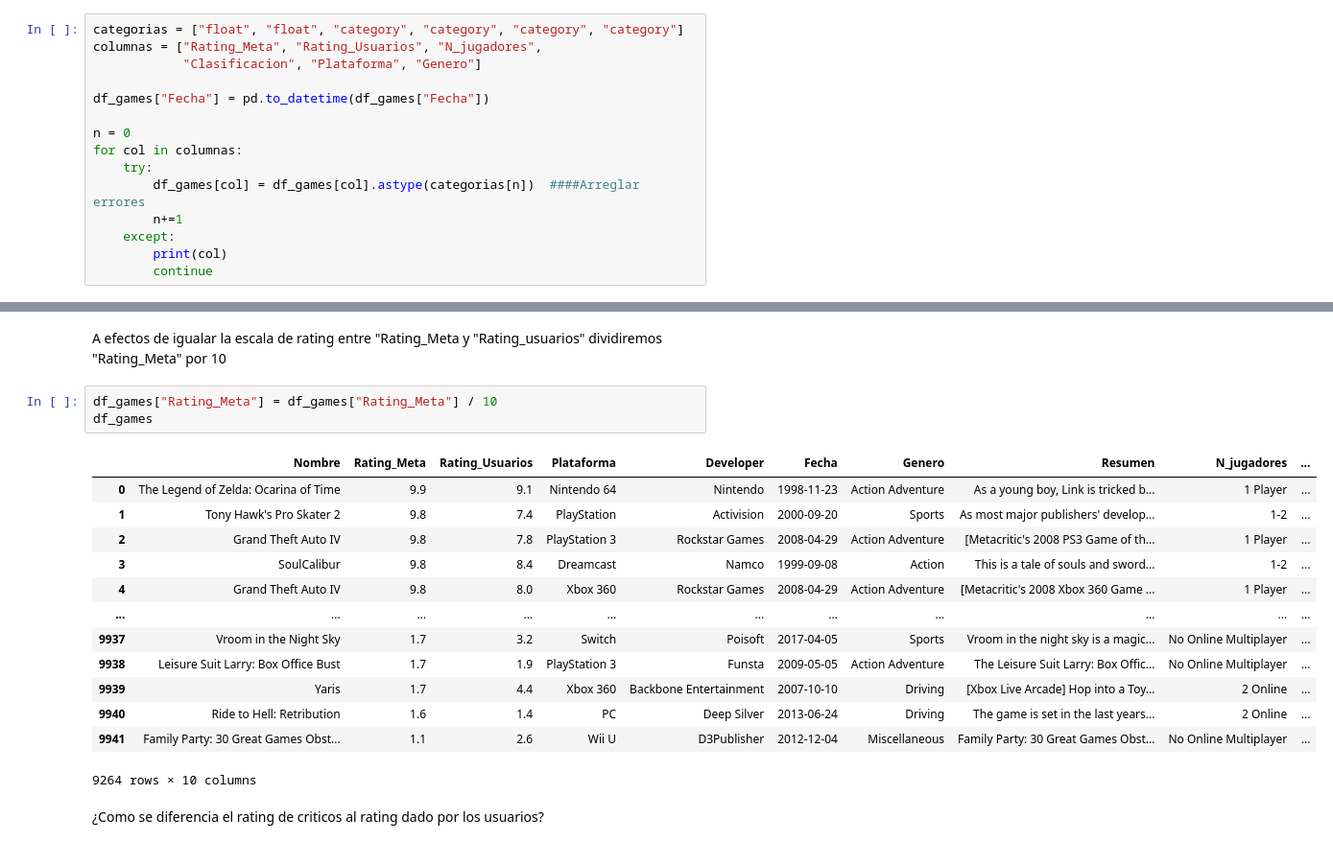
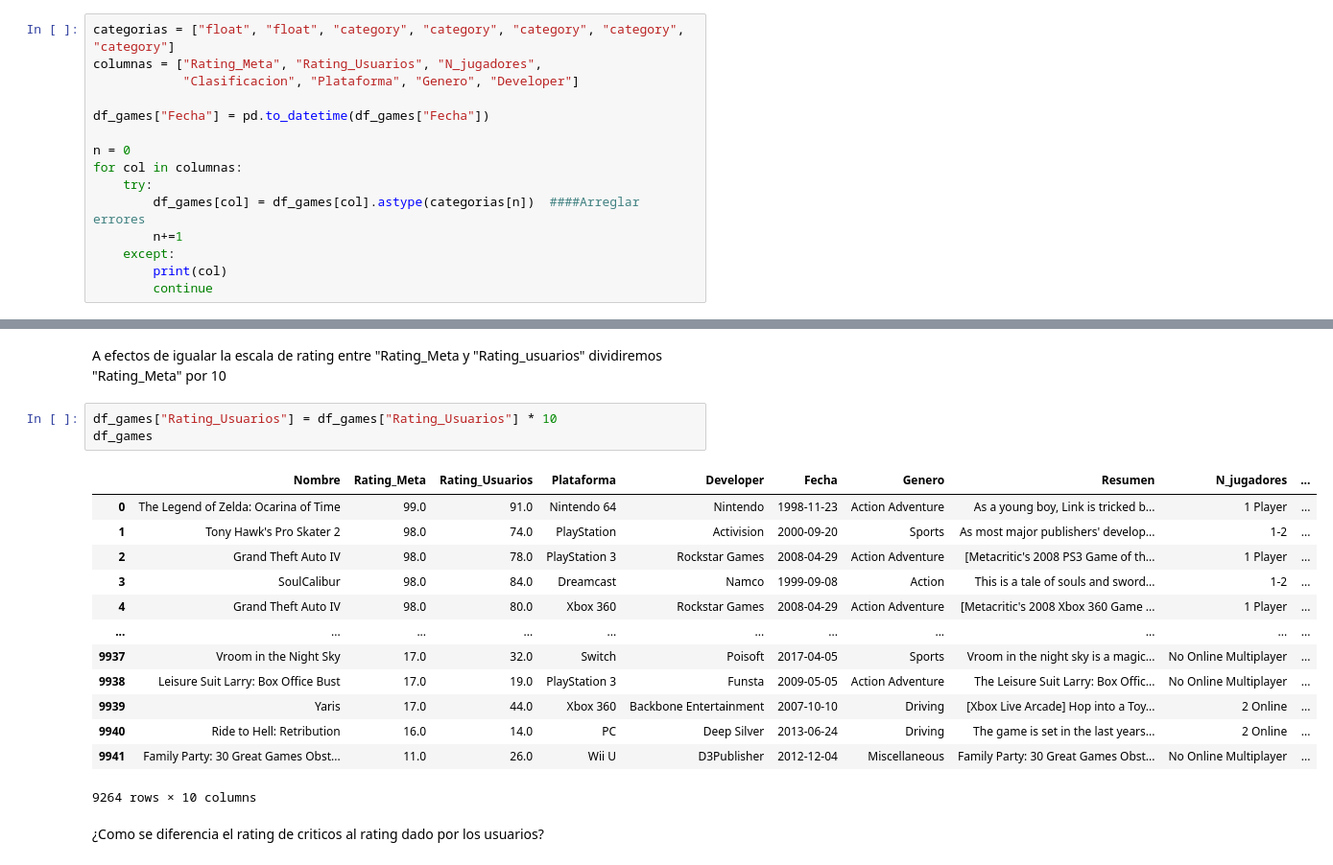
Before and after one commit to k-i-r-b-y/Proyecto-IMT2200-Crypto_world_fluctuation, a Jupyter notebook: proyecto_cd.ipynb, the cells around one changed output, grey strips where cells are left out. Shown at 96% size. Drawn from its saved outputs; the diff is of its cells as text.

```diff
--- a/proyecto_cd.ipynb
+++ b/proyecto_cd.ipynb
@@ -210,9 +210,9 @@ df_games = df_games[df_games["Fecha"]!= "TBA - Early Access"] #eliminamos valor
 df_games = df_games[df_games["Rating_Meta"]!= 'tbd'] #Valores no utiles en el analisis
 df_games = df_games[df_games["Rating_Usuarios"]!= 'tbd']
 # %%
-categorias = ["float", "float", "category", "category", "category", "category"]
+categorias = ["float", "float", "category", "category", "category", "category", "category"]
 columnas = ["Rating_Meta", "Rating_Usuarios", "N_jugadores",
-            "Clasificacion", "Plataforma", "Genero"]
+            "Clasificacion", "Plataforma", "Genero", "Developer"]
 
 df_games["Fecha"] = pd.to_datetime(df_games["Fecha"])
 
@@ -263,21 +263,21 @@ df_games
 # %% [markdown]
 A efectos de igualar la escala de rating entre "Rating_Meta y "Rating_usuarios" dividiremos "Rating_Meta" por 10
 # %%
-df_games["Rating_Meta"] = df_games["Rating_Meta"] / 10
+df_games["Rating_Usuarios"] = df_games["Rating_Usuarios"] * 10
 df_games
 # %% [output]
 |  | Nombre | Rating_Meta | Rating_Usuarios | Plataforma | Developer | Fecha | Genero | Resumen | N_jugadores | ... |
-| 0 | The Legend of Zelda: Ocarina of Time | 9.9 | 9.1 | Nintendo 64 | Nintendo | 1998-11-23 | Action Adventure | As a young boy, Link is tricked b... | 1 Player | ... |
-| 1 | Tony Hawk's Pro Skater 2 | 9.8 | 7.4 | PlayStation | Activision | 2000-09-20 | Sports | As most major publishers' develop... | 1-2 | ... |
-| 2 | Grand Theft Auto IV | 9.8 | 7.8 | PlayStation 3 | Rockstar Games | 2008-04-29 | Action Adventure | [Metacritic's 2008 PS3 Game of th... | 1 Player | ... |
-| 3 | SoulCalibur | 9.8 | 8.4 | Dreamcast | Namco | 1999-09-08 | Action | This is a tale of souls and sword... | 1-2 | ... |
-| 4 | Grand Theft Auto IV | 9.8 | 8.0 | Xbox 360 | Rockstar Games | 2008-04-29 | Action Adventure | [Metacritic's 2008 Xbox 360 Game ... | 1 Player | ... |
+| 0 | The Legend of Zelda: Ocarina of Time | 99.0 | 91.0 | Nintendo 64 | Nintendo | 1998-11-23 | Action Adventure | As a young boy, Link is tricked b... | 1 Player | ... |
+| 1 | Tony Hawk's Pro Skater 2 | 98.0 | 74.0 | PlayStation | Activision | 2000-09-20 | Sports | As most major publishers' develop... | 1-2 | ... |
+| 2 | Grand Theft Auto IV | 98.0 | 78.0 | PlayStation 3 | Rockstar Games | 2008-04-29 | Action Adventure | [Metacritic's 2008 PS3 Game of th... | 1 Player | ... |
+| 3 | SoulCalibur | 98.0 | 84.0 | Dreamcast | Namco | 1999-09-08 | Action | This is a tale of souls and sword... | 1-2 | ... |
+| 4 | Grand Theft Auto IV | 98.0 | 80.0 | Xbox 360 | Rockstar Games | 2008-04-29 | Action Adventure | [Metacritic's 2008 Xbox 360 Game ... | 1 Player | ... |
 | ... | ... | ... | ... | ... | ... | ... | ... | ... | ... | ... |
-| 9937 | Vroom in the Night Sky | 1.7 | 3.2 | Switch | Poisoft | 2017-04-05 | Sports | Vroom in the night sky is a magic... | No Online Multiplayer | ... |
-| 9938 | Leisure Suit Larry: Box Office Bust | 1.7 | 1.9 | PlayStation 3 | Funsta | 2009-05-05 | Action Adventure | The Leisure Suit Larry: Box Offic... | No Online Multiplayer | ... |
-| 9939 | Yaris | 1.7 | 4.4 | Xbox 360 | Backbone Entertainment | 2007-10-10 | Driving | [Xbox Live Arcade] Hop into a Toy... | 2 Online | ... |
-| 9940 | Ride to Hell: Retribution | 1.6 | 1.4 | PC | Deep Silver | 2013-06-24 | Driving | The game is set in the last years... | 2 Online | ... |
-| 9941 | Family Party: 30 Great Games Obst... | 1.1 | 2.6 | Wii U | D3Publisher | 2012-12-04 | Miscellaneous | Family Party: 30 Great Games Obst... | No Online Multiplayer | ... |
+| 9937 | Vroom in the Night Sky | 17.0 | 32.0 | Switch | Poisoft | 2017-04-05 | Sports | Vroom in the night sky is a magic... | No Online Multiplayer | ... |
+| 9938 | Leisure Suit Larry: Box Office Bust | 17.0 | 19.0 | PlayStation 3 | Funsta | 2009-05-05 | Action Adventure | The Leisure Suit Larry: Box Offic... | No Online Multiplayer | ... |
+| 9939 | Yaris | 17.0 | 44.0 | Xbox 360 | Backbone Entertainment | 2007-10-10 | Driving | [Xbox Live Arcade] Hop into a Toy... | 2 Online | ... |
+| 9940 | Ride to Hell: Retribution | 16.0 | 14.0 | PC | Deep Silver | 2013-06-24 | Driving | The game is set in the last years... | 2 Online | ... |
+| 9941 | Family Party: 30 Great Games Obst... | 11.0 | 26.0 | Wii U | D3Publisher | 2012-12-04 | Miscellaneous | Family Party: 30 Great Games Obst... | No Online Multiplayer | ... |
 9264 rows × 10 columns
 # %% [markdown]
 ¿Como se diferencia el rating de criticos al rating dado por los usuarios?
```
Also changed, not shown: parts of 4 cells of this notebook.
